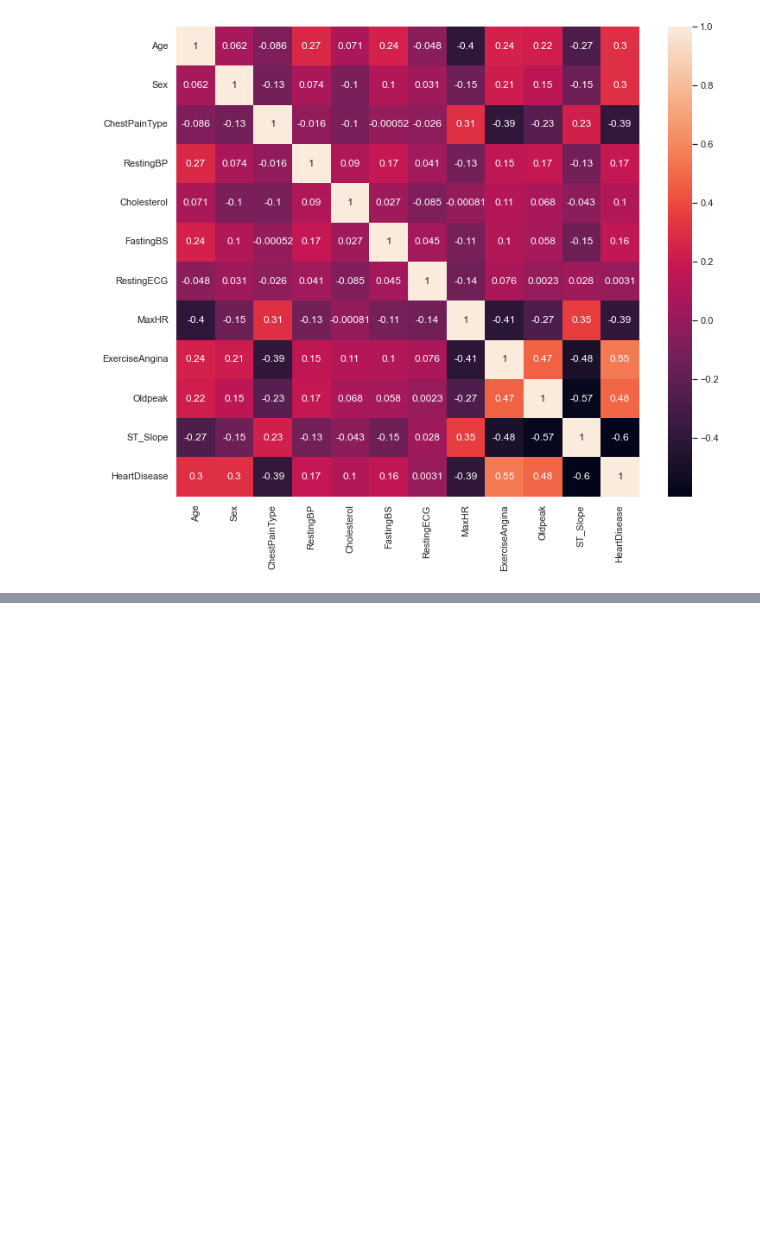
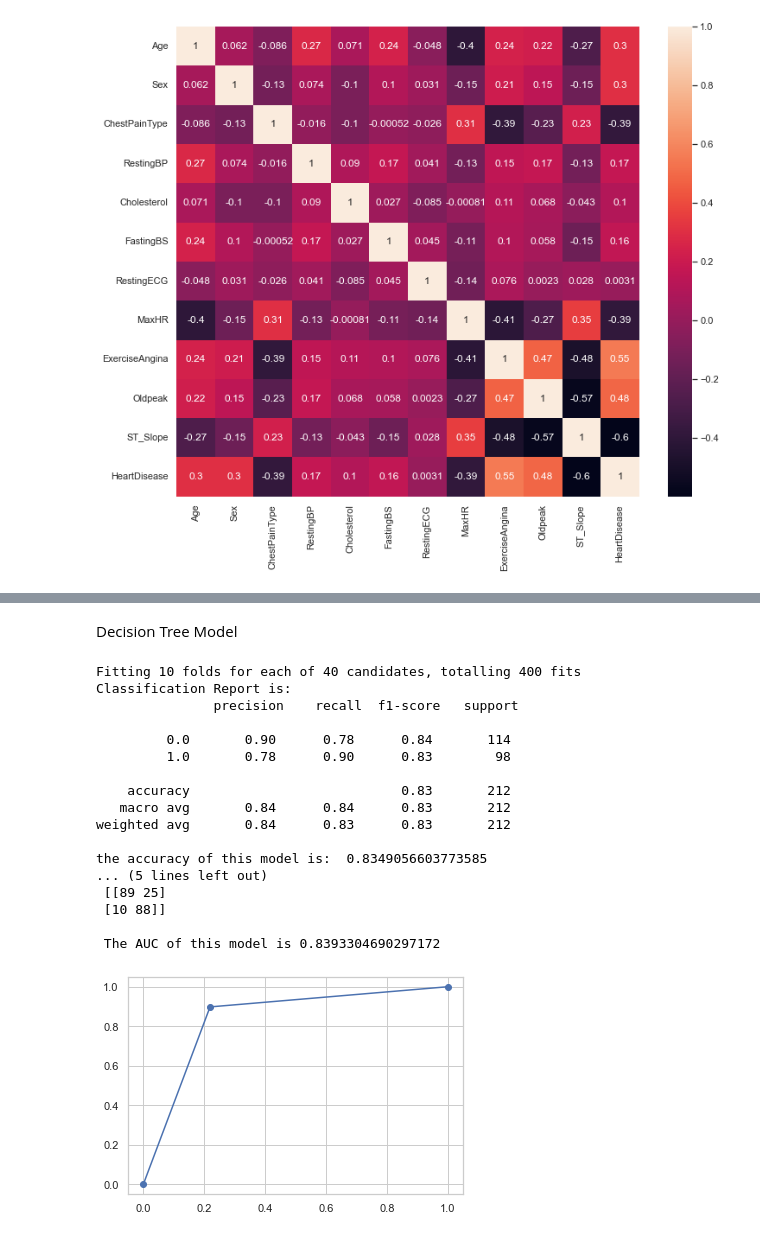
Before and after one commit to ZizhengFan/HeartDiseasePrediction, a Jupyter notebook: beta.ipynb, the cells around one changed output, grey strips where cells are left out. Saved outputs shown, nothing was run; the diff lists cells and outputs as text; code cells hidden in the pictures; blank space fills up the shorter version.

```diff
--- a/beta.ipynb
+++ b/beta.ipynb
@@ -277,0 +480,54 @@ plt.show()
+# %% [markdown]
+Decision Tree Model
+# %%
+dt = DecisionTreeClassifier(random_state=42)
+params = {
+    'max_depth': [5, 10, 20,25],
+    'min_samples_leaf': [10, 20, 50, 100,120],
+    'criterion': ["gini", "entropy"]
+}
+
+grid_search = GridSearchCV(estimator=dt,
+                           param_grid=params,
+                           cv=10, n_jobs=-1, verbose=1, scoring = "f1")
+
+decision_tree = grid_search.fit(X_train, y_train)
+y_predicted_tree = decision_tree.predict(X_test)
+print("Classification Report is:\n",classification_report(y_test, y_predicted_tree))
+m_tree = confusion_matrix(y_test , y_predicted_tree)
+print("the accuracy of this model is: ",
+      accuracy_score(y_test , y_predicted_tree))
+print("the F1 of this model is: ",
+      f1_score(y_test , y_predicted_tree))
+print("the precision of this model is: ",
+      precision_score(y_test , y_predicted_tree))
+print("the recall of this model is: ",
+      recall_score(y_test , y_predicted_tree))
+print("\n The confusion matrix of decision tree is: ", "\n", m_tree)
+
+# Plotting the ROCCurve of decision tree
+fpr_tree, tpr_tree, thresold_tree = roc_curve(y_test, y_predicted_tree)
+AUC = auc(fpr_tree, tpr_tree)
+print(f"\n The AUC of this model is {AUC}")
+plt.figure()
+plt.plot(fpr_tree, tpr_tree, marker="o")
+plt.show()
+# %% [output]
+Fitting 10 folds for each of 40 candidates, totalling 400 fits
+Classification Report is:
+               precision    recall  f1-score   support
+
+         0.0       0.90      0.78      0.84       114
+         1.0       0.78      0.90      0.83        98
+
+    accuracy                           0.83       212
+   macro avg       0.84      0.84      0.83       212
+weighted avg       0.84      0.83      0.83       212
+
+the accuracy of this model is:  0.8349056603773585
+... (5 lines left out)
+ [[89 25]
+ [10 88]]
+
+ The AUC of this model is 0.8393304690297172
+[figure, added]
```
Also changed, not shown: parts of 27 cells of this notebook.
